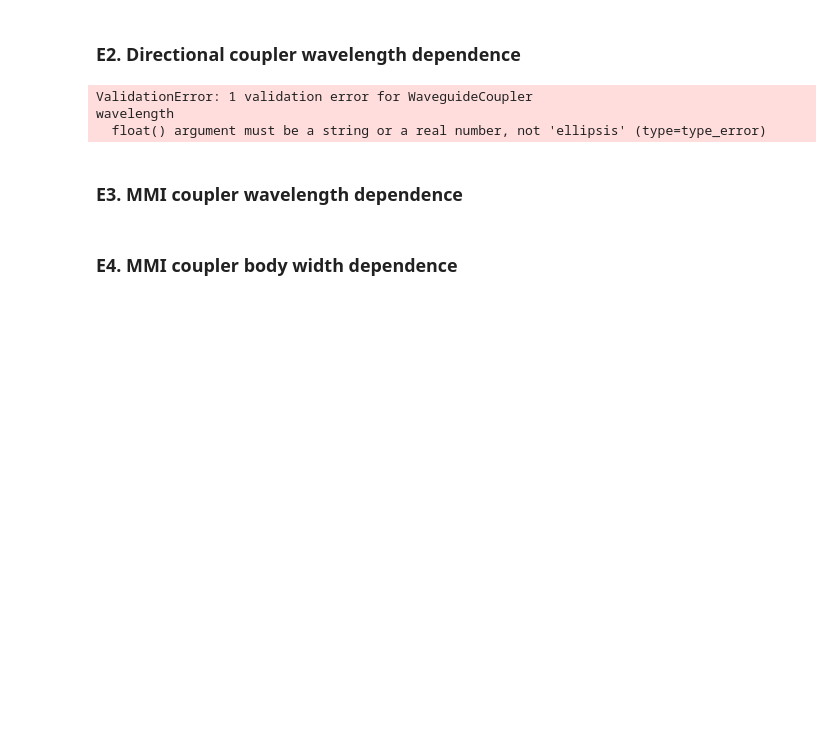
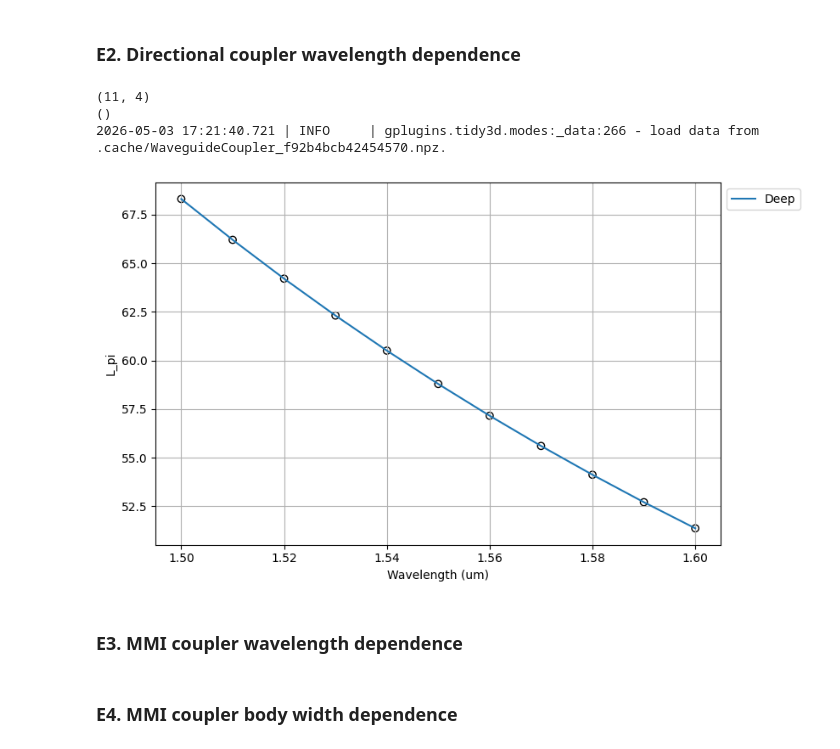
Before and after one commit to jllanoh/cifoin-lab2, a Jupyter notebook: COUPLERS_Student.ipynb, the cells around one changed output. Saved outputs shown, nothing was run; the diff lists cells and outputs as text; code cells hidden in the pictures; blank space fills up the shorter version.

```diff
--- a/COUPLERS_Student.ipynb
+++ b/COUPLERS_Student.ipynb
@@ -717,38 +816,44 @@ deep_dcoupler_cs = gt.modes.WaveguideCoupler(
 # %% [markdown]
 ### E2. Directional coupler wavelength dependence
 # %%
-wavelength = ... # STUDENT code goes here
+wavelength = np.linspace(1.50, 1.60, 11) # STUDENT code goes here
 
 deep_dcoupler_cs = gt.modes.WaveguideCoupler(
     wavelength=wavelength, # Wavelength to simulate - Must be a vector
     core_width=(1.0, 1.0), # Waveguide width
     gap=600 * nm,
     slab_thickness=0 * nm, # For shallow waveguides - Set to 0 if its a deep-etched waveguide.
     core_material='sin', #  Material of the waveguide
     clad_material='sio2', # Surrounding material
     core_thickness=300 * nm, # Waveguide height
     num_modes=4, # Number of modes to find
     cache_path='.cache/', # Important! In order to save simulation time, set your cache Path!
     precision='double',
     max_grid_scaling=1.5, # Parameters of the grid
     grid_resolution=20 # Parameters of the grid
 )
 
 deep_neff = deep_dcoupler_cs.n_eff
-L_pi_TE = ... # STUDENT code here
+
+print(deep_neff.shape)
+print(L_pi_TE.shape)
+
+L_pi_TE = 0.5 * wavelength / (deep_neff[:, 0].real - deep_neff[:, 1].real) # STUDENT code here
+
 
 plt.figure(figsize=(10, 5))
 plt.scatter(wavelength, L_pi_TE,edgecolors='k',facecolors='none',label = '__nolegend__')
 plt.plot(wavelength, L_pi_TE,label='Deep')
 plt.xlabel("Wavelength (um)")
 plt.ylabel("L_pi")
 plt.grid()
 plt.legend(loc='upper left', bbox_to_anchor=(1, 1))
 plt.tight_layout(rect=[0, 0, 0.85, 1])
 # %% [output]
-ValidationError: 1 validation error for WaveguideCoupler
-wavelength
-  float() argument must be a string or a real number, not 'ellipsis' (type=type_error)
+(11, 4)
+()
+2026-05-03 17:21:40.721 | INFO     | gplugins.tidy3d.modes:_data:266 - load data from .cache/WaveguideCoupler_f92b4bcb42454570.npz.
+[figure, added]
 # %% [markdown]
 ### E3. MMI coupler wavelength dependence
 # %%
```
Also changed, not shown: parts of 12 cells of this notebook.
